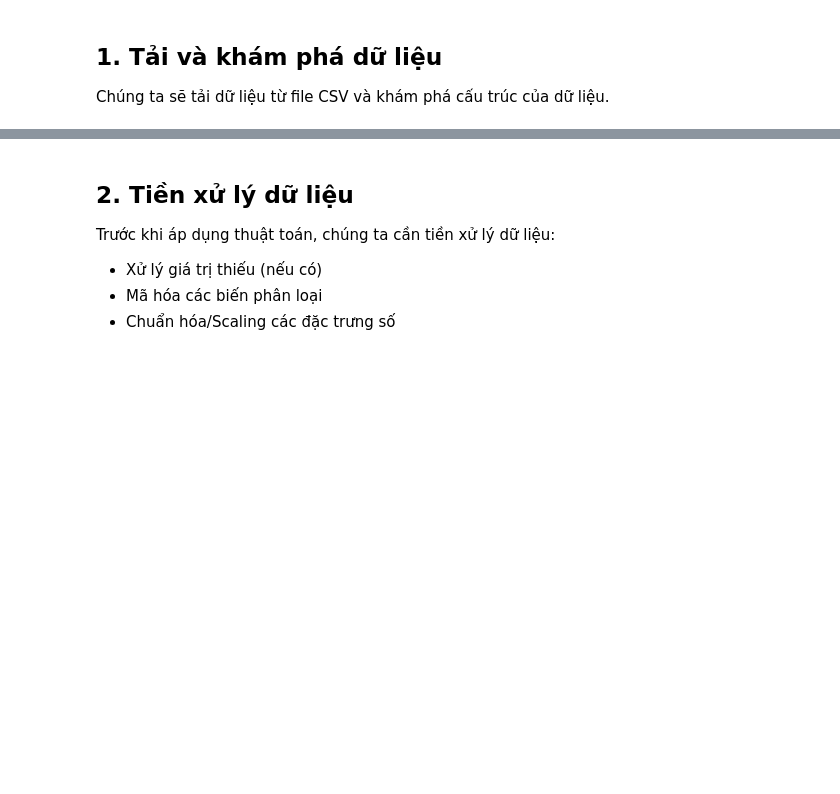
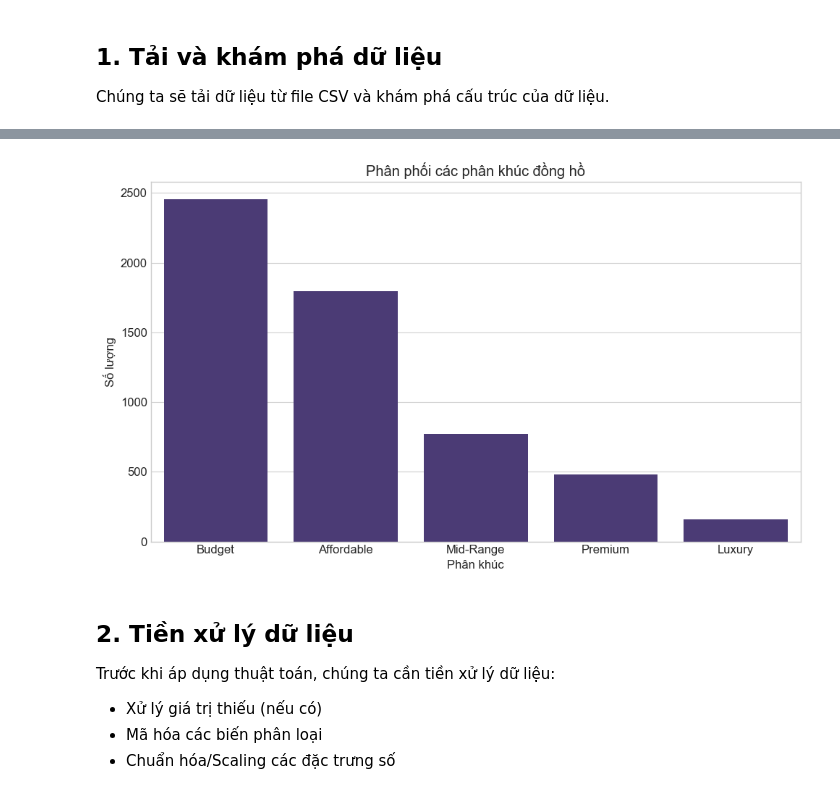
Before and after one commit to vulinhnopro2704/khdl_cuoi_ki, a Jupyter notebook: notebooks/Classification.ipynb, the cells around one changed output, grey strips where cells are left out. Drawn from its saved outputs; the diff is of its cells as text; code cells hidden in the pictures; blank space fills up the shorter version.

```diff
--- a/notebooks/Classification.ipynb
+++ b/notebooks/Classification.ipynb
@@ -60,13 +120,19 @@ print(test_df.isnull().sum())
 # %%
 # Kiểm tra phân phối của biến mục tiêu (phân khúc đồng hồ)
+labels = ['Budget', 'Affordable', 'Mid-Range', 'Premium', 'Luxury']
 plt.figure(figsize=(10, 6))
 sns.countplot(x='price_segment', data=train_df)
 plt.title('Phân phối các phân khúc đồng hồ')
 plt.xlabel('Phân khúc')
 plt.ylabel('Số lượng')
-plt.xticks(rotation=45)
+
+# Thay nhãn trên trục X
+plt.xticks(ticks=range(len(labels)), labels=labels)
+
 plt.tight_layout()
 plt.show()
+# %% [output]
+[figure, added]
 # %% [markdown]
 ## 2. Tiền xử lý dữ liệu
 
```
Also changed, not shown: parts of 30 cells of this notebook, 3 other files.
